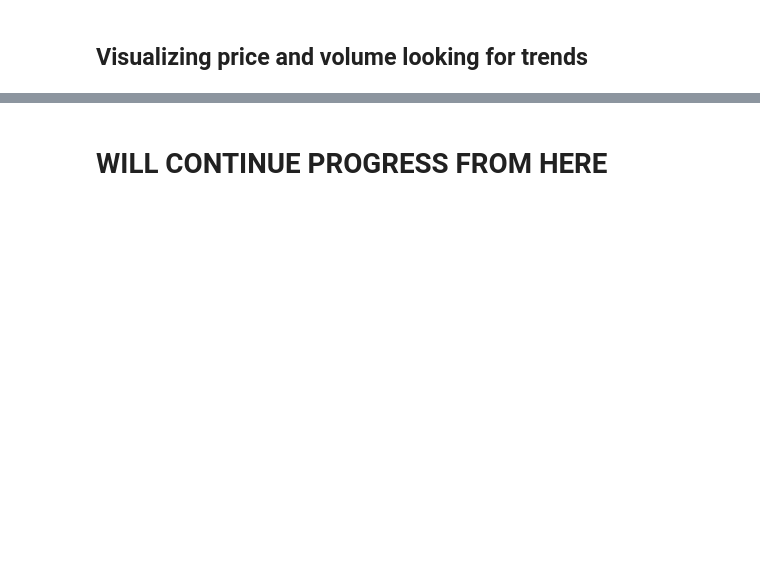
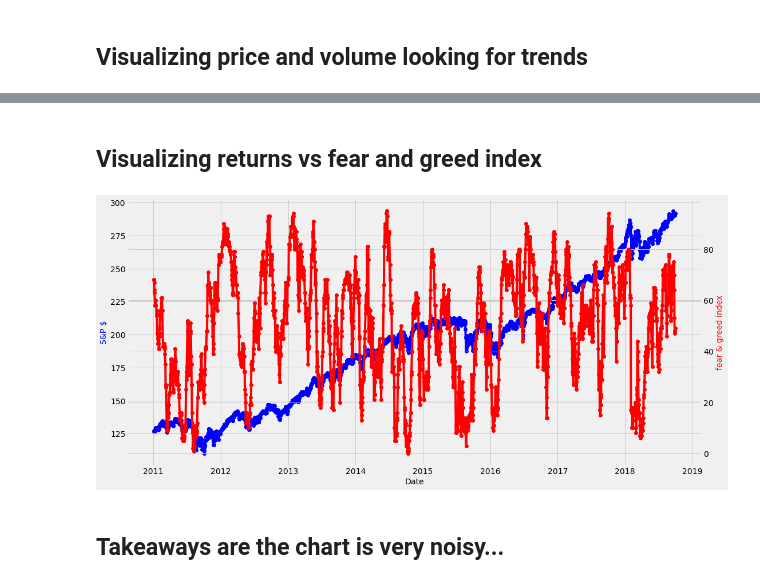
Before and after one commit to lincolnmuriithi11/Predicting_Equity_Prices, a Jupyter notebook: stock_predictor_SPY_Fear_Greed_Index.ipynb, the cells around one changed output, grey strips where cells are left out. Drawn from its saved outputs; the diff is of its cells as text; code cells hidden in the pictures; blank space fills up the shorter version.

Commit message:
fear index intergrated

```diff
--- a/stock_predictor_SPY_Fear_Greed_Index.ipynb
+++ b/stock_predictor_SPY_Fear_Greed_Index.ipynb
@@ -159,2 +179,2 @@ plt.gcf().set_size_inches(12,8)
-# %% [markdown]
-# WILL CONTINUE PROGRESS FROM HERE
+# %% [markdown]
+## Visualizing returns vs fear and greed index
@@ -160,0 +191,23 @@ plt.gcf().set_size_inches(12,8)
+# %%
+# create figure and axis objects with subplots()
+fig,ax = plt.subplots(figsize =(16,8))
+# make a plot
+ax.plot(train.index,
+        train.Close,
+        color="blue",
+        marker="o")
+# set x-axis label
+ax.set_xlabel("Date", fontsize = 14)
+# set y-axis label
+ax.set_ylabel("S&P $",
+              color="blue",
+              fontsize=14)
+ax2=ax.twinx()
+# make a plot with different y-axis using second axis object
+ax2.plot(train.index, train["fear_greed_index"],color="red",marker="o")
+ax2.set_ylabel("fear & greed index",color="red",fontsize=14)
+plt.show()
+# %% [output]
+[figure, added]
+# %% [markdown]
+## Takeaways are the chart is very noisy...
```
Also changed, not shown: parts of 20 cells of this notebook.
